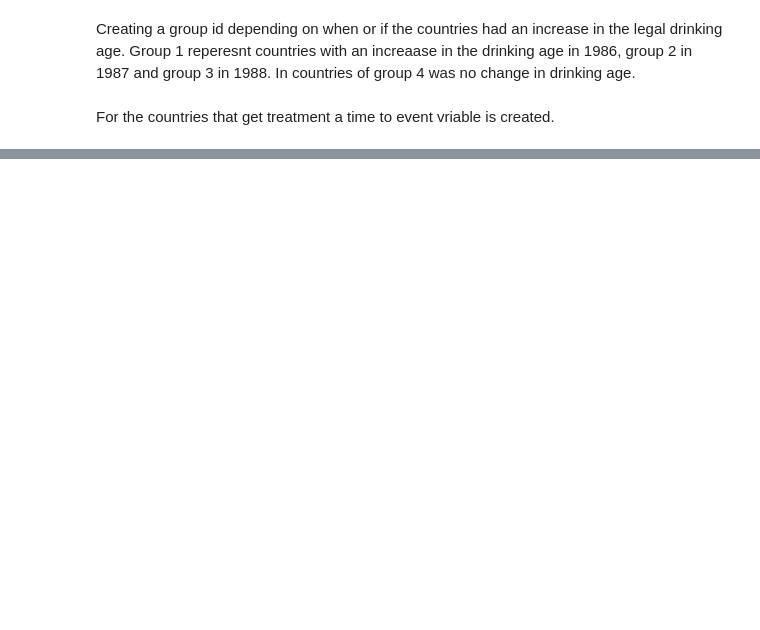
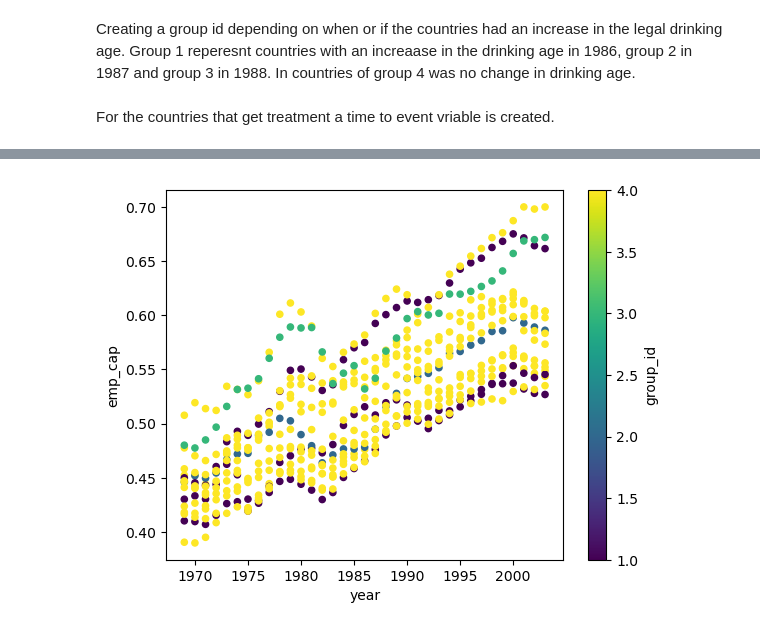
Before and after one commit to NumEconCopenhagen/projects-2024-josh-joshua-and-lyonell, a Jupyter notebook: Dataproject_Joshua/dataproject.ipynb, the cells around one changed output, grey strips where cells are left out. Drawn from its saved outputs; the diff is of its cells as text; code cells hidden in the pictures; blank space fills up the shorter version.

```diff
--- a/Dataproject_Joshua/dataproject.ipynb
+++ b/Dataproject_Joshua/dataproject.ipynb
@@ -528,0 +524,7 @@ di_pop_emp.head(10)
+# %%
+ax2 = di_pop_emp.plot.scatter(x='year',
+                      y='emp_cap',
+                      c='group_id',
+                      colormap='viridis')
+# %% [output]
+[figure, added]
```
Also changed, not shown: parts of 6 cells of this notebook.
